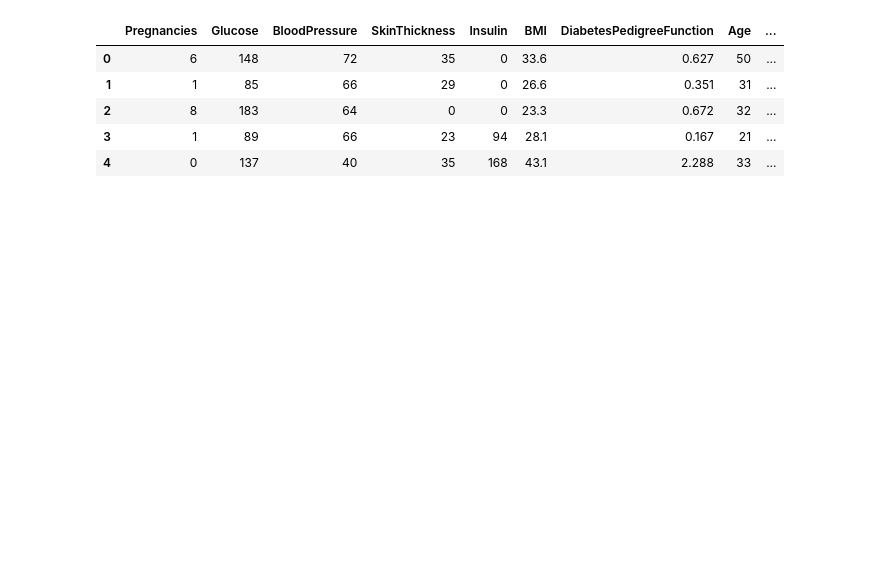
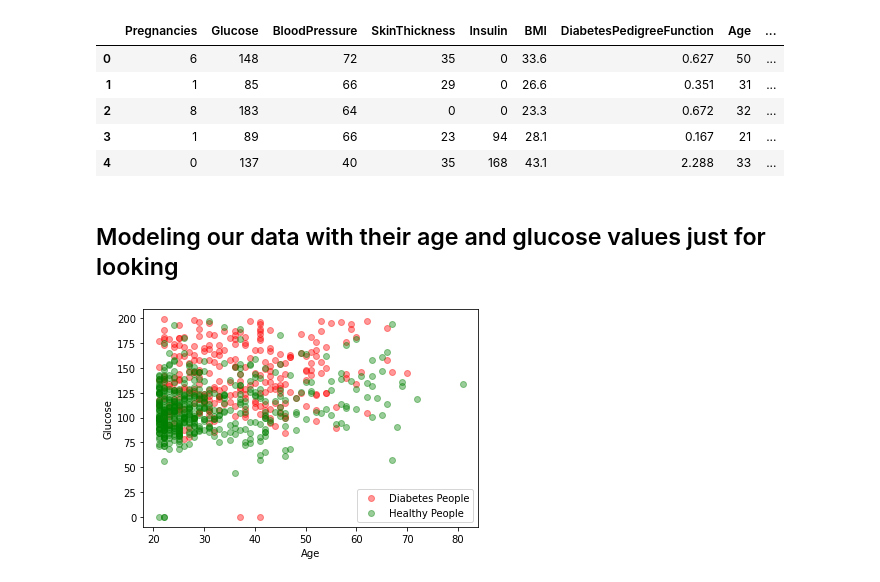
Before and after one commit to denizctimur/Python_KNN_project, a Jupyter notebook: knn_diabetes_project.ipynb, the cells around one changed output. Drawn from its saved outputs; the diff is of its cells as text; code cells hidden in the pictures; blank space fills up the shorter version.

Commit message:
Modeling our data

```diff
--- a/knn_diabetes_project.ipynb
+++ b/knn_diabetes_project.ipynb
@@ -25,0 +23,15 @@ healhty_people = data[data.Outcome == 0]
+# %% [markdown]
+
+## Modeling our data with their age and glucose values just for looking
+# %%
+diabetes_people = data[data.Outcome == 1]
+healhty_people = data[data.Outcome == 0]
+
+plt.scatter(diabetes_people.Age, diabetes_people.Glucose, color="red", label="Diabetes People", alpha=0.4)
+plt.scatter(healhty_people.Age, healhty_people.Glucose, color="green", label="Healthy People", alpha=0.4)
+plt.xlabel("Age")
+plt.ylabel("Glucose")
+plt.legend()
+plt.show()
+# %% [output]
+[figure, added]
```
Also changed, not shown: parts of 2 cells of this notebook.
